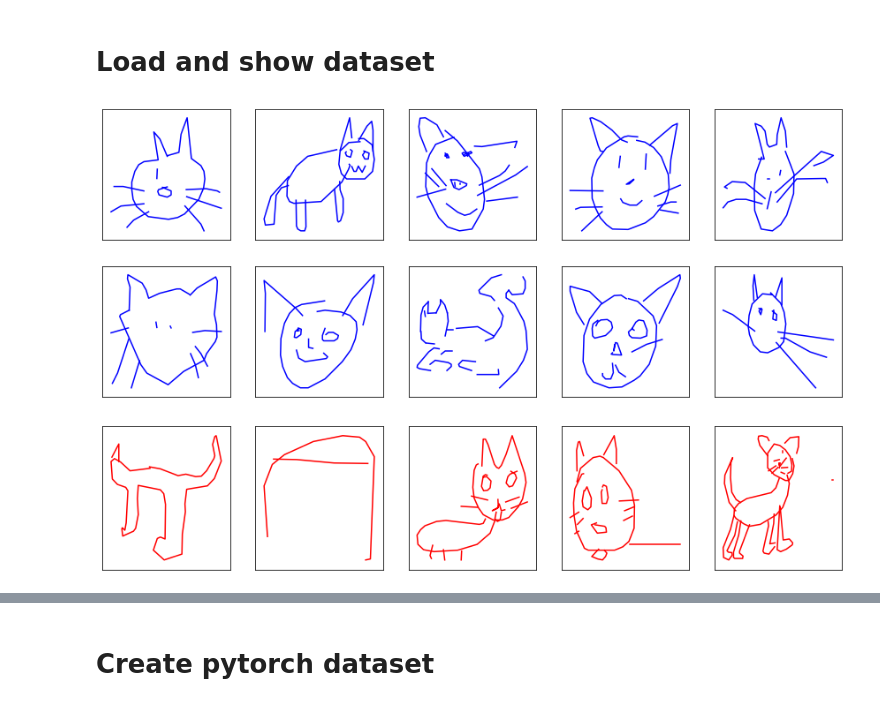
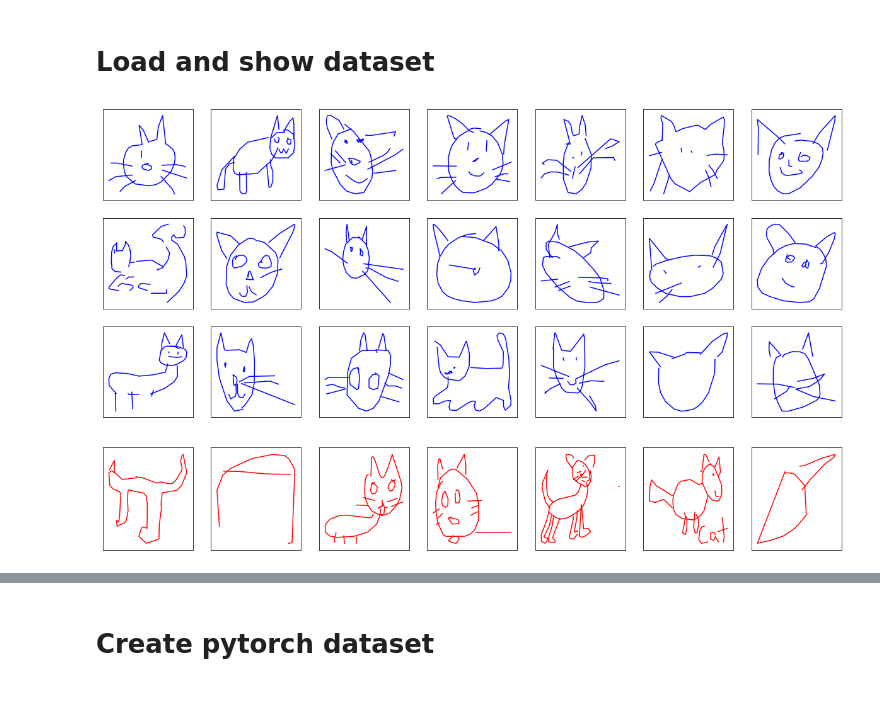
Before and after one commit to quentin-auge/draw, a Jupyter notebook: draw.ipynb, the cells around one changed output, grey strips where cells are left out. Cells and saved outputs as stored; diff of their text form; code cells hidden in the pictures.

Commit message:
fit effeil towers, cats and faces
put models in models/

```diff
--- a/draw.ipynb
+++ b/draw.ipynb
@@ -30,6 +32,5 @@ from lib.model import extract_start_of_stroke, generate
 # %%
-#dataset = unpack_drawings('./data/The Eiffel Tower.bin')
-dataset = unpack_drawings('./data/cat.bin')
+dataset = unpack_drawings(f'./data/{dataset_name}.bin')
 dataset = list(dataset)
 # %%
 good_drawings, bad_drawings = [], []
@@ -39,19 +40,19 @@ for item in dataset:
     else:
         bad_drawings.append(item['image'])
 # %%
-fig, axarr = get_canvas(2, 5)
+fig, axarr = get_canvas(3, 7)
 
 for i, ax in enumerate(axarr.flatten()):
     plot(good_drawings[i], color='b', ax=ax)
 # %% [output]
-[figure, old version]
+[figure, new version]
 # %%
-fig, axarr = get_canvas(1, 5)
+fig, axarr = get_canvas(1, 7)
 
 for i, ax in enumerate(axarr.flatten()):
     plot(bad_drawings[i], color='r', ax=ax)
 # %% [output]
-[figure, old version]
+[figure, new version]
 # %%
 %%capture
 idx = np.random.choice(range(len(good_drawings)))
```
Also changed, not shown: parts of 22 cells of this notebook, 4 other files.
